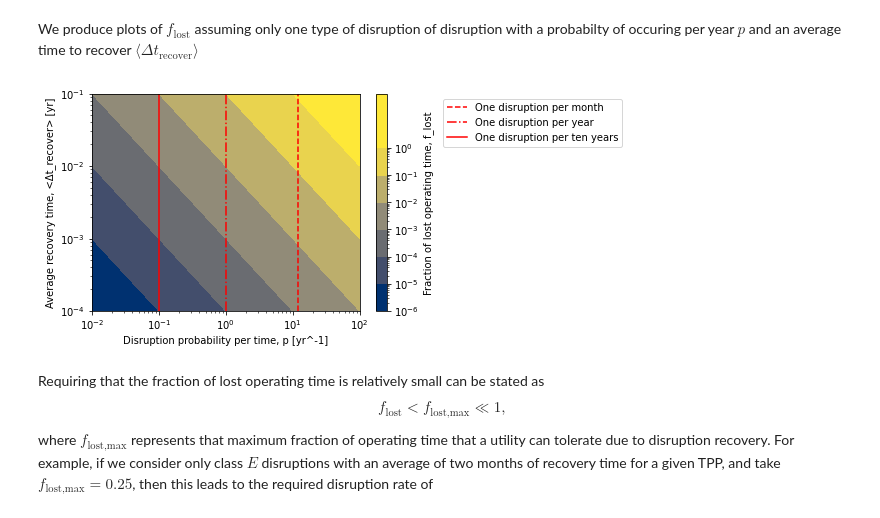
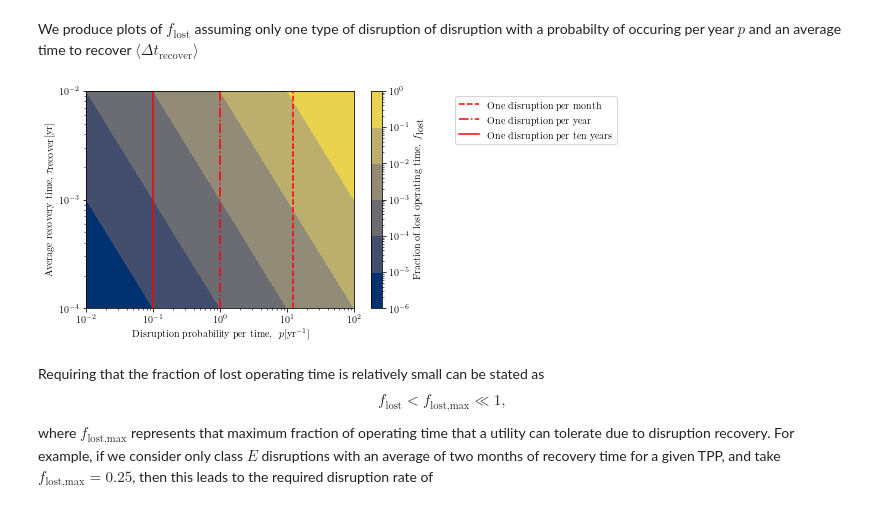
Before and after one commit to andrew-maris/disruptions-tokamak-economics, a Jupyter notebook: model_plots_data.ipynb, the cells around one changed output. Saved outputs shown, nothing was run; the diff lists cells and outputs as text; code cells hidden in the pictures.

```diff
--- a/model_plots_data.ipynb
+++ b/model_plots_data.ipynb
@@ -13,6 +13,7 @@ import numpy as np
 import pandas as pd
 import matplotlib.pyplot as plt
 import matplotlib.colors as colors
+plt.rcParams['text.usetex'] = True
 # %% [markdown]
 # Section IV.B: Reduced electricity production from accumulated damage
 
@@ -145,7 +150,7 @@ We produce plots of $f_{\textrm{lost}}$ assuming only one type of disruption of
 p_upper =10**2 #Maximum disruption rate to scan, [year^-1]
 p_lower =10**-2 #Minimum disruption rate to scan, [year^-1]
 #Average time to recovery
-deltat_upper =10**-1 #Maximum deltat to scan, [year^-1]
+deltat_upper =0.99*10**-2 #Maximum deltat to scan, [year^-1]
 deltat_lower =10**-4 #Minimum deltat to scan, [year^-1]
 
 #Create scan matrices
@@ -156,22 +161,26 @@ deltat_scan = np.hstack([(np.logspace(np.log10(deltat_lower),np.log10(deltat_upp
 f_array = get_f(p_scan,deltat_scan)
 # %%
 #Create contour plot and color bar
-plt.contourf(p_scan,deltat_scan,f_array,norm=colors.LogNorm(vmin=f_array.min(), vmax=1),cmap='cividis',vmax=1)
-cbr= plt.colorbar(ticks=np.logspace(-6,0,7,endpoint=True))
+# Create the plot
+norm = colors.LogNorm(vmin=1e-6, vmax=1)
+plt.contourf(p_scan, deltat_scan, f_array, norm=norm, cmap='cividis')
+cbr = plt.colorbar(ticks=np.logspace(-6, 0, 7, endpoint=True))
+plt.clim(1e-6, 1)
 
 #Include lines showing one disruption per month, etc.
-plt.plot([(12),(12)],[deltat_scan.min(),deltat_scan.max()],color='red',linestyle='--',label='One disruption per month')
-plt.plot([(1),(1)],[deltat_scan.min(),deltat_scan.max()],color='red',linestyle='-.',label='One disruption per year')
-plt.plot([1/10,1/10],[deltat_scan.min(),deltat_scan.max()],color='red',linestyle='-',label='One disruption per ten years')
+plt.plot([(12),(12)],[deltat_scan.min(),deltat_scan.max()],color='red',linestyle='--',label=r'\textrm{One disruption per month}')
+plt.plot([(1),(1)],[deltat_scan.min(),deltat_scan.max()],color='red',linestyle='-.',label=r'\textrm{One disruption per year}')
+plt.plot([1/10,1/10],[deltat_scan.min(),deltat_scan.max()],color='red',linestyle='-',label=r'\textrm{One disruption per ten years}')
 plt.legend(bbox_to_anchor=(2, 1.0))
 
 #Add a labels, adjust scales
-cbr.set_label('Fraction of lost operating time, f_lost')
-plt.ylabel('Average recovery time, <Δt_recover> [yr]')
-plt.xlabel('Disruption probability per time, p [yr^-1]')
+cbr.set_label(r'\textrm{Fraction of lost operating time, }$f_{\textrm{lost}}$')
+plt.ylabel(r'\textrm{Average recovery time, }$ \tau_{\textrm{recover}} [\textrm{yr}]$')
+plt.xlabel(r'\textrm{Disruption probability per time, } $p [\textrm{yr}^{-1}]$')
 plt.yscale('log')
 plt.xscale('log')
-#plt.savefig('Plots/lost_time.png',dpi=200,bbox_inches='tight')
+plt.ylim(1e-4,1e-2)
+plt.savefig('Plots/lost_time.png',dpi=200,bbox_inches='tight')
 # %% [output]
-[figure, old version]
+[figure, new version]
 # %%
```
Also changed, not shown: parts of 15 cells of this notebook, 12 other files.
